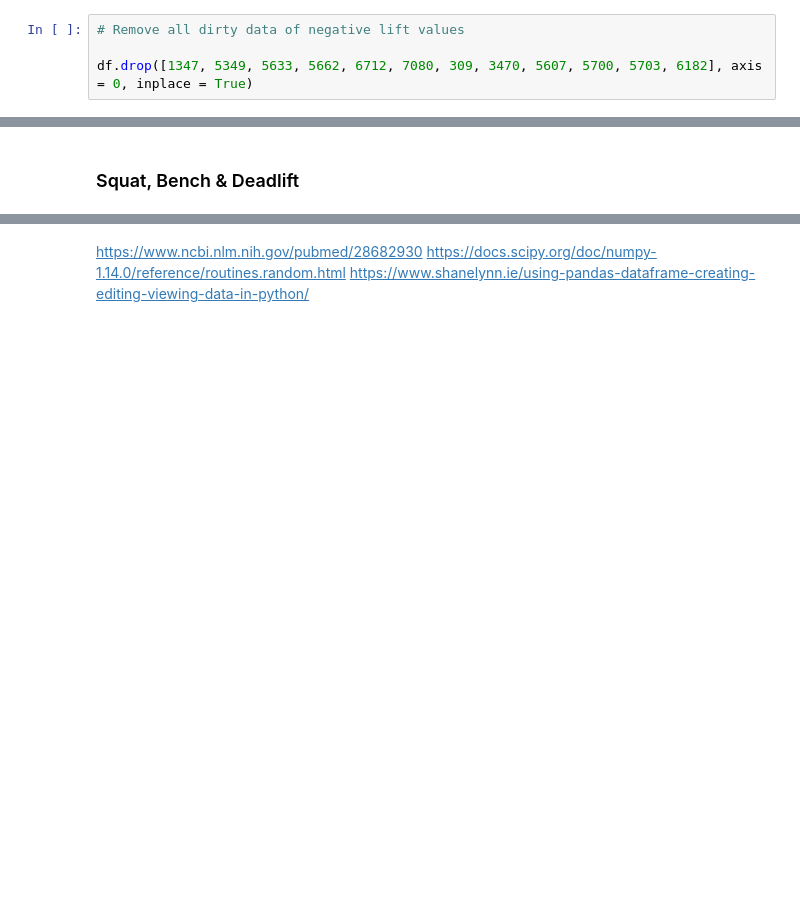
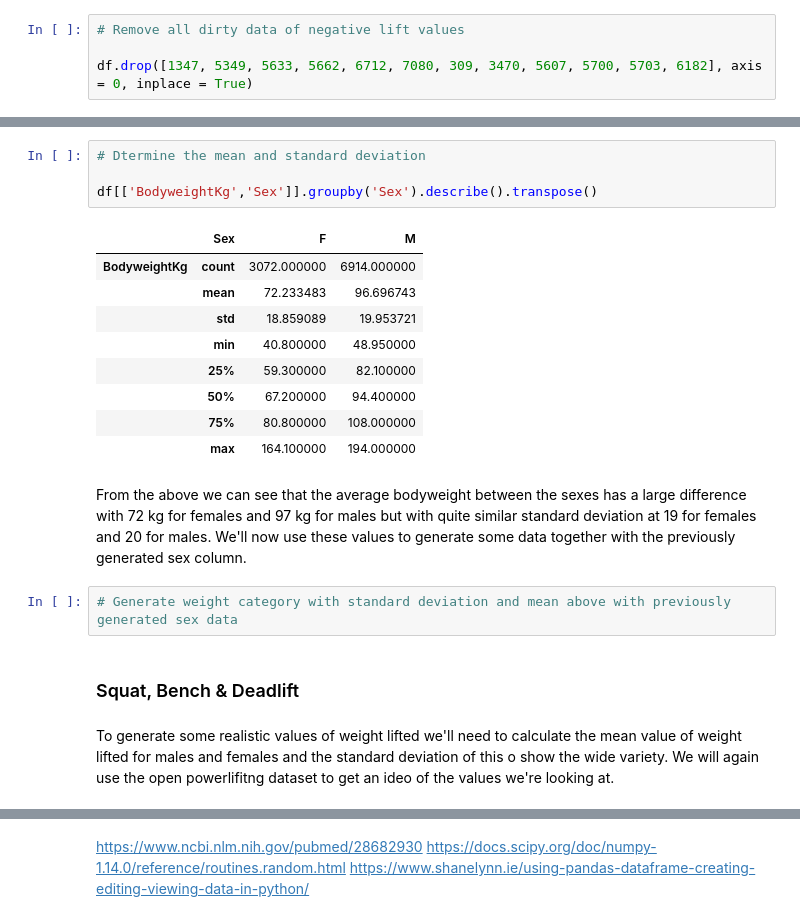
Before and after one commit to IanWafer/Programming-Project, a Jupyter notebook: Simulated Real World Phenomenon.ipynb, the cells around one changed output, grey strips where cells are left out. Cells and saved outputs as stored; diff of their text form; blank space fills up the shorter version.

```diff
--- a/Simulated Real World Phenomenon.ipynb
+++ b/Simulated Real World Phenomenon.ipynb
@@ -163,4 +160,24 @@ SyntaxError: invalid syntax (<ipython-input-9-a80188a431f7>, line 4)
+# %%
+# Dtermine the mean and standard deviation
+
+df[['BodyweightKg','Sex']].groupby('Sex').describe().transpose()
+# %% [output]
+|  | Sex | F | M |
+| BodyweightKg | count | 3072.000000 | 6914.000000 |
+|  | mean | 72.233483 | 96.696743 |
+|  | std | 18.859089 | 19.953721 |
+|  | min | 40.800000 | 48.950000 |
+|  | 25% | 59.300000 | 82.100000 |
+|  | 50% | 67.200000 | 94.400000 |
+|  | 75% | 80.800000 | 108.000000 |
+|  | max | 164.100000 | 194.000000 |
+# %% [markdown]
+From the above we can see that the average bodyweight between the sexes has a large difference with 72 kg for females and 97 kg for males but with quite similar standard deviation at 19 for females and 20 for males. We'll now use these values to generate some data together with the previously generated sex column.
+# %%
+# Generate weight category with standard deviation and mean above with previously generated sex data
 # %% [markdown]
 ### Squat, Bench & Deadlift
+# %% [markdown]
+To generate some realistic values of weight lifted we'll need to calculate the mean value of weight lifted for males and females and the standard deviation of this o show the wide variety. We will again use the open powerlifitng dataset to get an ideo of the values we're looking at.
 # %%
 Newdf = pd.DataFrame([Sex, Age], columns = ['Sex', 'AgeClass', 'BodyweightKg', 'Best3SquatKg', 'Best3BenchKg', 'Best3DeadliftKg', 'TotalKg'])
```
Also changed, not shown: parts of 11 cells of this notebook.
